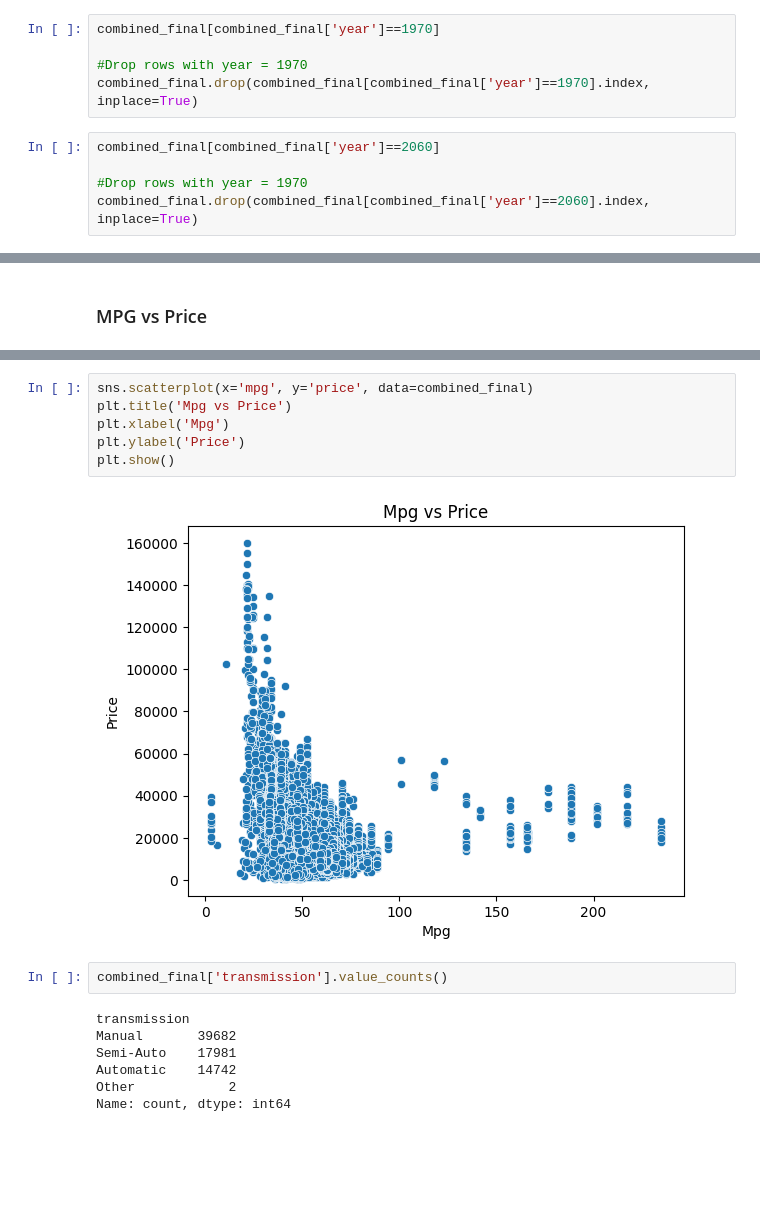
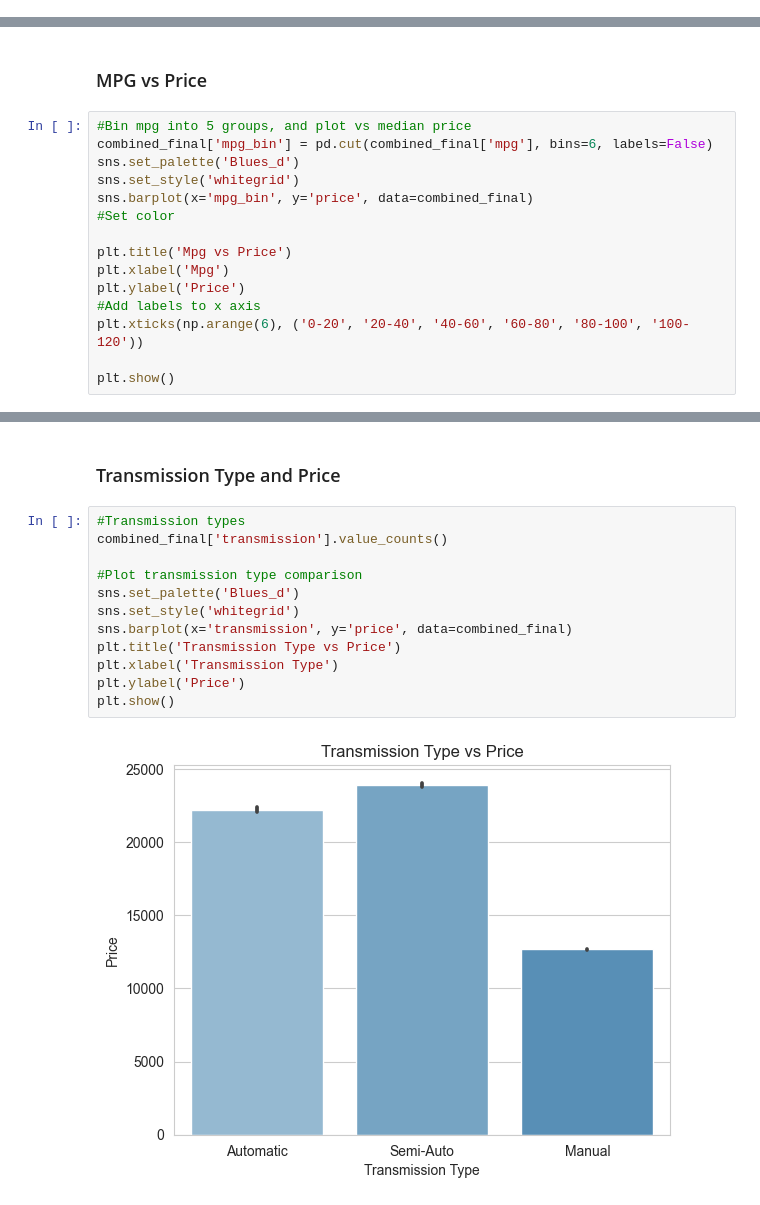
Before and after one commit to d-widyantama/ML-Regression-UsedCarsPrediction-finpro-alpha, a Jupyter notebook: 3-EDA.ipynb, the cells around one changed output, grey strips where cells are left out. Saved outputs shown, nothing was run; the diff lists cells and outputs as text; blank space fills up the shorter version.

```diff
--- a/3-EDA.ipynb
+++ b/3-EDA.ipynb
@@ -92,16 +80,6 @@ plt.tight_layout()
 plt.show()
 # %% [output]
 [figure]
-# %%
-combined_final[combined_final['year']==1970]
-
-#Drop rows with year = 1970
-combined_final.drop(combined_final[combined_final['year']==1970].index, inplace=True)
-# %%
-combined_final[combined_final['year']==2060]
-
-#Drop rows with year = 1970
-combined_final.drop(combined_final[combined_final['year']==2060].index, inplace=True)
 # %% [markdown]
 The chart provides a visual representation of the average sales prices of cars by their manufacturing year.
 
@@ -321,2 +279,17 @@ plt.show()
 # %% [markdown]
 ### MPG vs Price
+# %%
+#Bin mpg into 5 groups, and plot vs median price
+combined_final['mpg_bin'] = pd.cut(combined_final['mpg'], bins=6, labels=False)
+sns.set_palette('Blues_d')
+sns.set_style('whitegrid')
+sns.barplot(x='mpg_bin', y='price', data=combined_final)
+#Set color
+
+plt.title('Mpg vs Price')
+plt.xlabel('Mpg')
+plt.ylabel('Price')
+#Add labels to x axis
+plt.xticks(np.arange(6), ('0-20', '20-40', '40-60', '60-80', '80-100', '100-120'))
+
+plt.show()
@@ -323,17 +302,16 @@ plt.show()
+# %% [markdown]
+### Transmission Type and Price
 # %%
-sns.scatterplot(x='mpg', y='price', data=combined_final)
-plt.title('Mpg vs Price')
-plt.xlabel('Mpg')
+#Transmission types
+combined_final['transmission'].value_counts()
+
+#Plot transmission type comparison
+sns.set_palette('Blues_d')
+sns.set_style('whitegrid')
+sns.barplot(x='transmission', y='price', data=combined_final)
+plt.title('Transmission Type vs Price')
+plt.xlabel('Transmission Type')
 plt.ylabel('Price')
 plt.show()
 # %% [output]
-[figure, old version]
+[figure, new version]
-# %%
-combined_final['transmission'].value_counts()
-# %% [output]
-transmission
-Manual       39682
-Semi-Auto    17981
-Automatic    14742
-Other            2
-Name: count, dtype: int64
```
Also changed, not shown: parts of 36 cells of this notebook.
